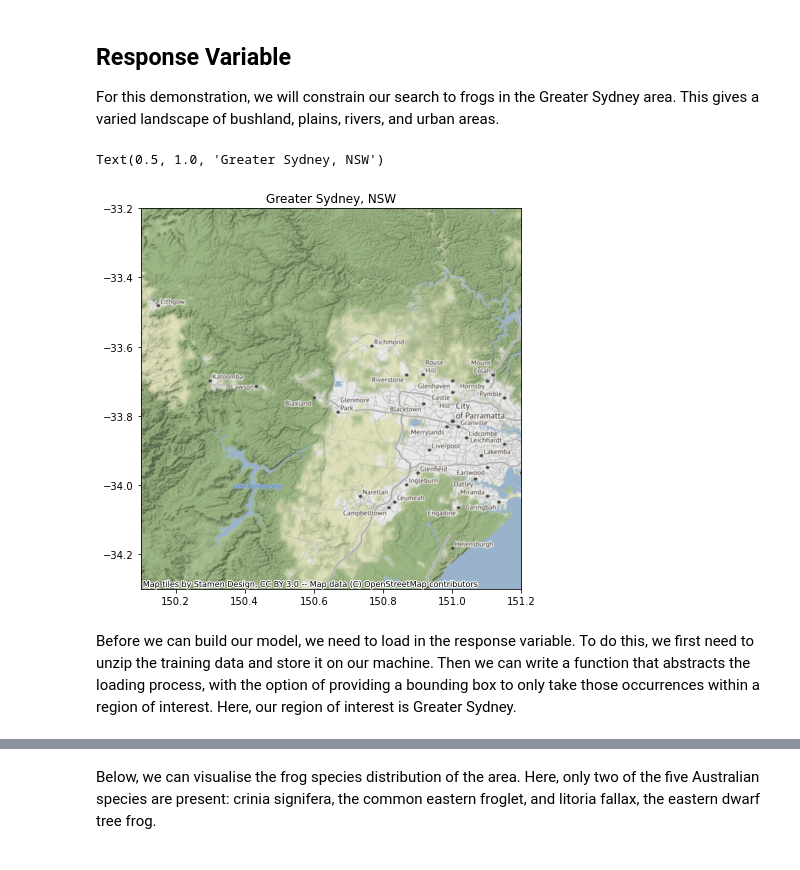
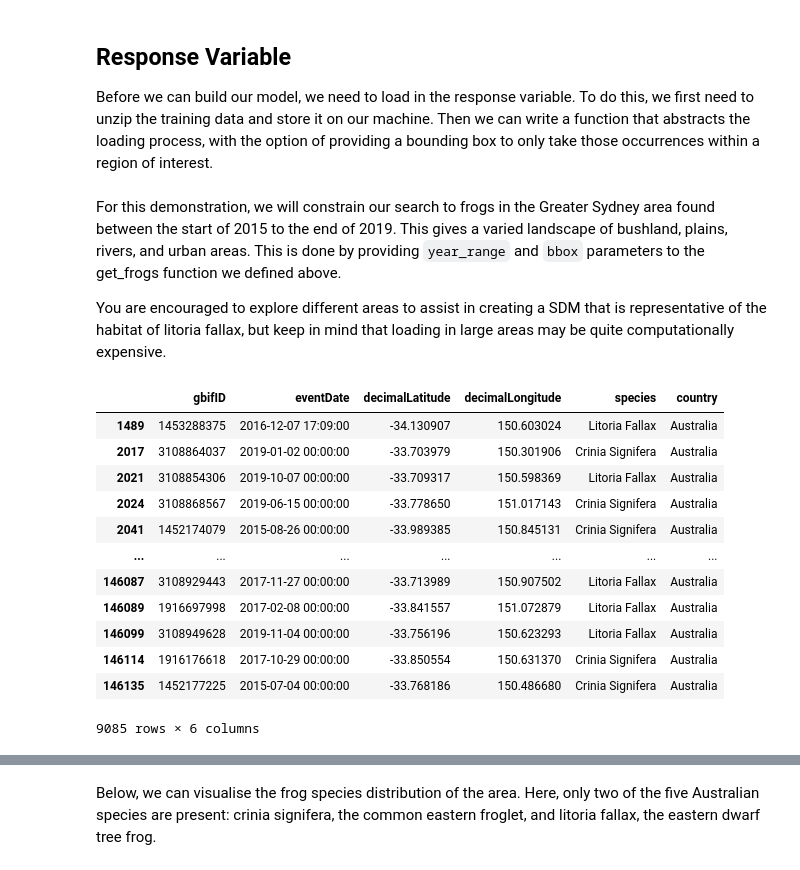
Before and after one commit to EY-Data-Science-Program/2022-Better-Working-World-Data-Challenge, a Jupyter notebook: notebooks/Model_Level_1.ipynb, the cells around one changed output, grey strips where cells are left out. Drawn from its saved outputs; the diff is of its cells as text; code cells hidden in the pictures.

```diff
--- a/notebooks/Model_Level_1.ipynb
+++ b/notebooks/Model_Level_1.ipynb
@@ -73,4 +81,4 @@ data_path = '../data/'
 # %% [markdown]
 ## Response Variable
 
-For this demonstration, we will constrain our search to frogs in the Greater Sydney area. This gives a varied landscape of bushland, plains, rivers, and urban areas.
+Before we can build our model, we need to load in the response variable. To do this, we first need to unzip the training data and store it on our machine. Then we can write a function that abstracts the loading process, with the option of providing a bounding box to only take those occurrences within a region of interest.
@@ -77,19 +125,28 @@ For this demonstration, we will constrain our search to frogs in the Greater Syd
+# %% [markdown]
+For this demonstration, we will constrain our search to frogs in the Greater Sydney area found between the start of 2015 to the end of 2019. This gives a varied landscape of bushland, plains, rivers, and urban areas. This is done by providing `year_range` and `bbox` parameters to the get_frogs function we defined above.
+
+You are encouraged to explore different areas to assist in creating a SDM that is representative of the habitat of litoria fallax, but keep in mind that loading in large areas may be quite computationally expensive.
 # %%
-# Greater Sydney, NSW
+# Define the bounding box for Greater Sydney, NSW
 region_name = 'Greater Sydney, NSW'
 min_lon, min_lat = (150.15, -34.25)  # Lower-left corner
 max_lon, max_lat = (151.15, -33.25)  # Upper-right corner
 bbox = (min_lon, min_lat, max_lon, max_lat)
 
-# Plot map of region
-crs = {'init':'epsg:4326'}
-fig, ax = plt.subplots(figsize = (7, 7))
-ax.scatter(x=[min_lon, max_lon], y=[min_lat, max_lat], alpha=0)
-cx.add_basemap(ax, crs=crs)
-ax.set_title(region_name)
+# Load in data
+all_frog_data = get_frogs(data_path+'/training_data/occurrence.txt', year_range=(2015, 2019), bbox=bbox)
+all_frog_data
 # %% [output]
+|  | gbifID | eventDate | decimalLatitude | decimalLongitude | species | country |
+| 1489 | 1453288375 | 2016-12-07 17:09:00 | -34.130907 | 150.603024 | Litoria Fallax | Australia |
+| 2017 | 3108864037 | 2019-01-02 00:00:00 | -33.703979 | 150.301906 | Crinia Signifera | Australia |
+| 2021 | 3108854306 | 2019-10-07 00:00:00 | -33.709317 | 150.598369 | Litoria Fallax | Australia |
+| 2024 | 3108868567 | 2019-06-15 00:00:00 | -33.778650 | 151.017143 | Crinia Signifera | Australia |
+| 2041 | 1452174079 | 2015-08-26 00:00:00 | -33.989385 | 150.845131 | Crinia Signifera | Australia |
+| ... | ... | ... | ... | ... | ... | ... |
+| 146087 | 3108929443 | 2017-11-27 00:00:00 | -33.713989 | 150.907502 | Litoria Fallax | Australia |
+| 146089 | 1916697998 | 2017-02-08 00:00:00 | -33.841557 | 151.072879 | Litoria Fallax | Australia |
+| 146099 | 3108949628 | 2019-11-04 00:00:00 | -33.756196 | 150.623293 | Litoria Fallax | Australia |
+| 146114 | 1916176618 | 2017-10-29 00:00:00 | -33.850554 | 150.631370 | Crinia Signifera | Australia |
+| 146135 | 1452177225 | 2015-07-04 00:00:00 | -33.768186 | 150.486680 | Crinia Signifera | Australia |
-Text(0.5, 1.0, 'Greater Sydney, NSW')
+9085 rows × 6 columns
-[figure, removed]
-# %% [markdown]
-
-Before we can build our model, we need to load in the response variable. To do this, we first need to unzip the training data and store it on our machine. Then we can write a function that abstracts the loading process, with the option of providing a bounding box to only take those occurrences within a region of interest. Here, our region of interest is Greater Sydney.
```
Also changed, not shown: parts of 22 cells of this notebook, 22 other files.
